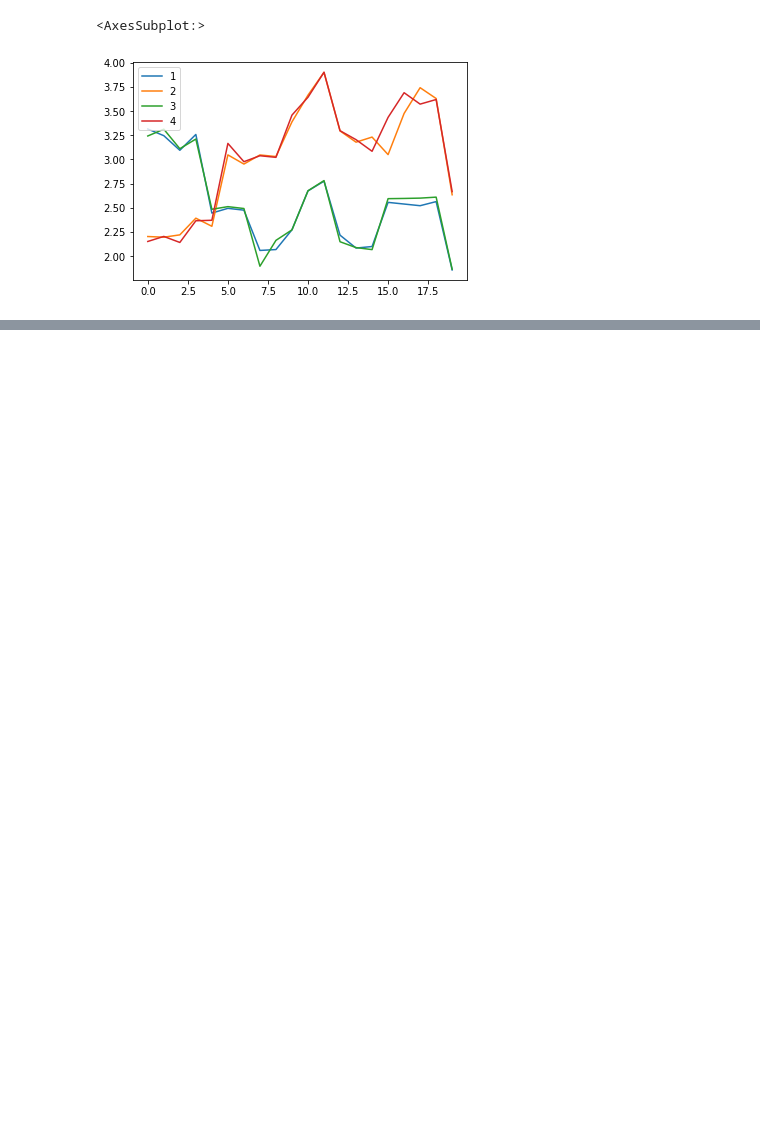
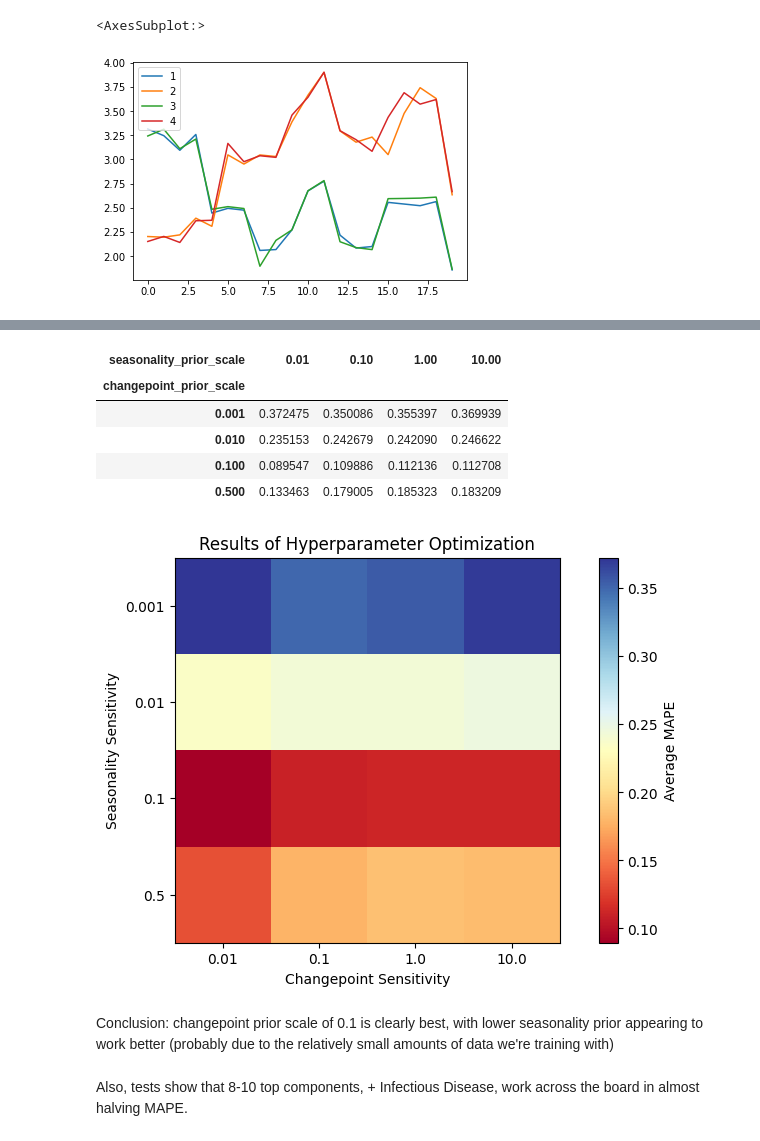
Before and after one commit to brianjhuang/datahacks-2021, a Jupyter notebook: forecastTableTest.ipynb, the cells around one changed output, grey strips where cells are left out. Saved outputs shown, nothing was run; the diff lists cells and outputs as text; code cells hidden in the pictures; blank space fills up the shorter version.

```diff
--- a/forecastTableTest.ipynb
+++ b/forecastTableTest.ipynb
@@ -296,0 +376,11 @@ performance.to_csv("model_perf.csv")
+# %%
+param_grid = {
+    'changepoint_prior_scale': [0.001, 0.01, 0.1, 0.5],
+    'seasonality_prior_scale': [0.01, 0.1, 1.0, 10.0],
+}
+
+# Generate all combinations of parameters
+all_params = [dict(zip(param_grid.keys(), v)) for v in itertools.product(*param_grid.values())]
+mapes_yr = []  # Store the MAPEs for each params here
+mapes_mo = []
+mapes_wk = []
@@ -296,0 +421,8 @@ performance.to_csv("model_perf.csv")
+# %%
+# Find the best parameters
+tuning_results = pd.DataFrame(all_params)
+tuning_results['mape - 1yr'] = mapes_yr
+tuning_results['mape - 1mo'] = mapes_mo
+tuning_results['mape - 1wk'] = mapes_wk
+tuning_results['mape - avg'] = np.array([mapes_yr, mapes_mo, mapes_wk]).mean(axis=0)
+tuning_results
@@ -296,0 +447,34 @@ performance.to_csv("model_perf.csv")
+# %%
+import seaborn as sns
+# sns.set()
+import matplotlib as mpl
+mpl.rcParams.update(mpl.rcParamsDefault)
+ptable = tuning_results[['changepoint_prior_scale',
+                         'seasonality_prior_scale',
+                         'mape - avg']].pivot(values="mape - avg", index="changepoint_prior_scale", columns="seasonality_prior_scale")
+plt.figure(figsize=(10, 5))
+# tuning_results['mape - avg'].plot(ax=ax)
+# ax.set_xlabel("Parameter Set Index")
+# ax.set_ylabel("Average MAPE")
+# ax.set_title("Results of Prophet Hyperparameter Optimization")
+plt.imshow(ptable, cmap ="RdYlBu")
+cbar = plt.colorbar()
+cbar.set_label('Average MAPE', rotation=90, loc='center')
+plt.xticks(range(len(ptable)), ptable.columns)
+plt.yticks(range(len(ptable)), ptable.index)
+plt.xlabel("Changepoint Sensitivity")
+plt.ylabel("Seasonality Sensitivity")
+plt.title("Results of Hyperparameter Optimization")
+ptable
+# %% [output]
+| seasonality_prior_scale | 0.01 | 0.10 | 1.00 | 10.00 |
+| changepoint_prior_scale |  |  |  |  |
+| 0.001 | 0.372475 | 0.350086 | 0.355397 | 0.369939 |
+| 0.010 | 0.235153 | 0.242679 | 0.242090 | 0.246622 |
+| 0.100 | 0.089547 | 0.109886 | 0.112136 | 0.112708 |
+| 0.500 | 0.133463 | 0.179005 | 0.185323 | 0.183209 |
+[figure, added]
+# %% [markdown]
+Conclusion: changepoint prior scale of 0.1 is clearly best, with lower seasonality prior appearing to work better (probably due to the relatively small amounts of data we're training with)
+# %% [markdown]
+Also, tests show that 8-10 top components, + Infectious Disease, work across the board in almost halving MAPE.
```
Also changed, not shown: parts of 13 cells of this notebook, 3 other files.
